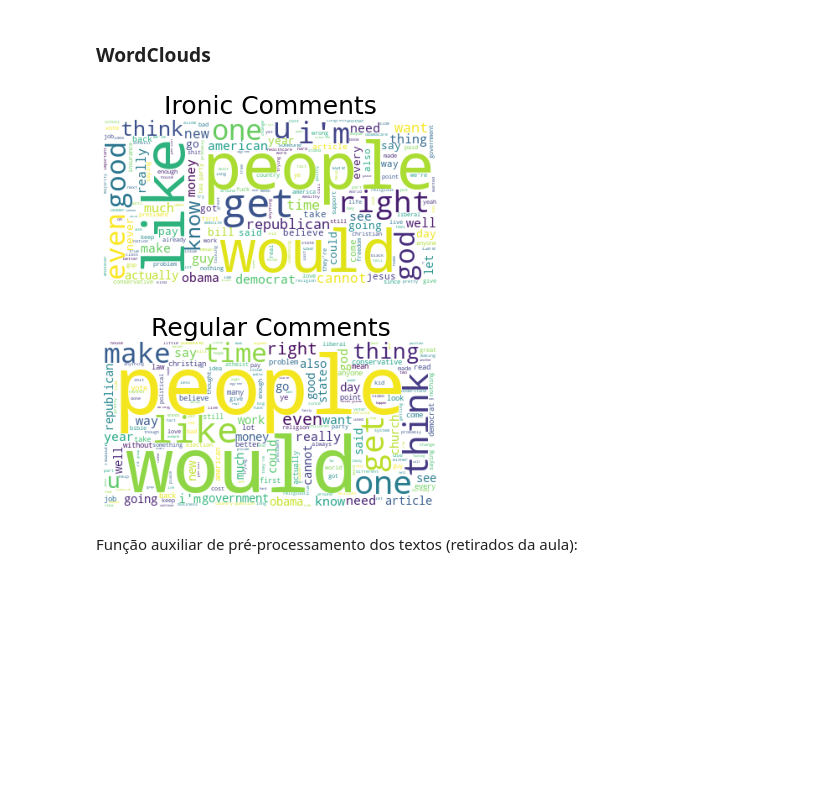
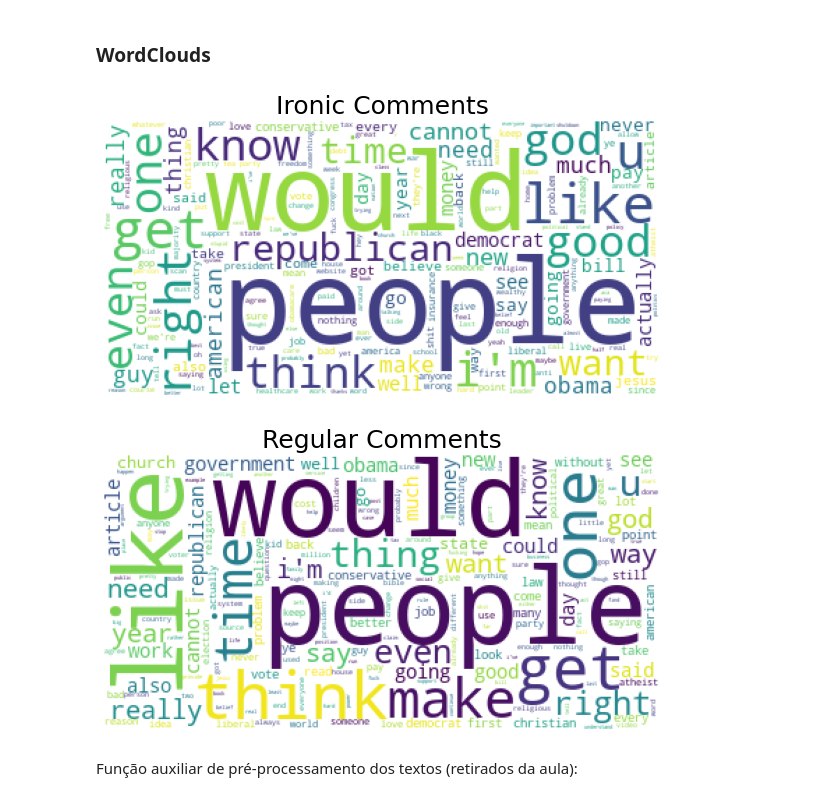
Before and after one commit to andrekwr/Exploratory-Analysis-Ironic-Sentences, a Jupyter notebook: main.ipynb, the cells around one changed output. Saved outputs shown, nothing was run; the diff lists cells and outputs as text; code cells hidden in the pictures; blank space fills up the shorter version.

```diff
--- a/main.ipynb
+++ b/main.ipynb
@@ -51,21 +51,23 @@ STOPWORDS = set(STOPWORDS)
 # %%
 text_ironic = ' '.join(df.comment_text[df['label'] == 1])
 wc_ironic = WordCloud(background_color='white',stopwords=STOPWORDS).generate(text_ironic)
+plt.figure(figsize=(10,10))
 plt.imshow(wc_ironic)
 plt.axis('off')
 plt.title('Ironic Comments',fontsize=25)
 plt.show()
 # %% [output]
-[figure, old version]
+[figure, new version]
 # %%
 text = ' '.join(df.comment_text[df['label'] == -1])
 wc = WordCloud(background_color='white',stopwords=STOPWORDS).generate(text)
+plt.figure(figsize=(10,10))
 plt.imshow(wc)
 plt.axis('off')
 plt.title('Regular Comments',fontsize=25)
 plt.show()
 # %% [output]
-[figure, old version]
+[figure, new version]
 # %% [markdown]
 Função auxiliar de pré-processamento dos textos (retirados da aula):
 # %%
```
Also changed, not shown: parts of 1 cell of this notebook, 2 other files.
